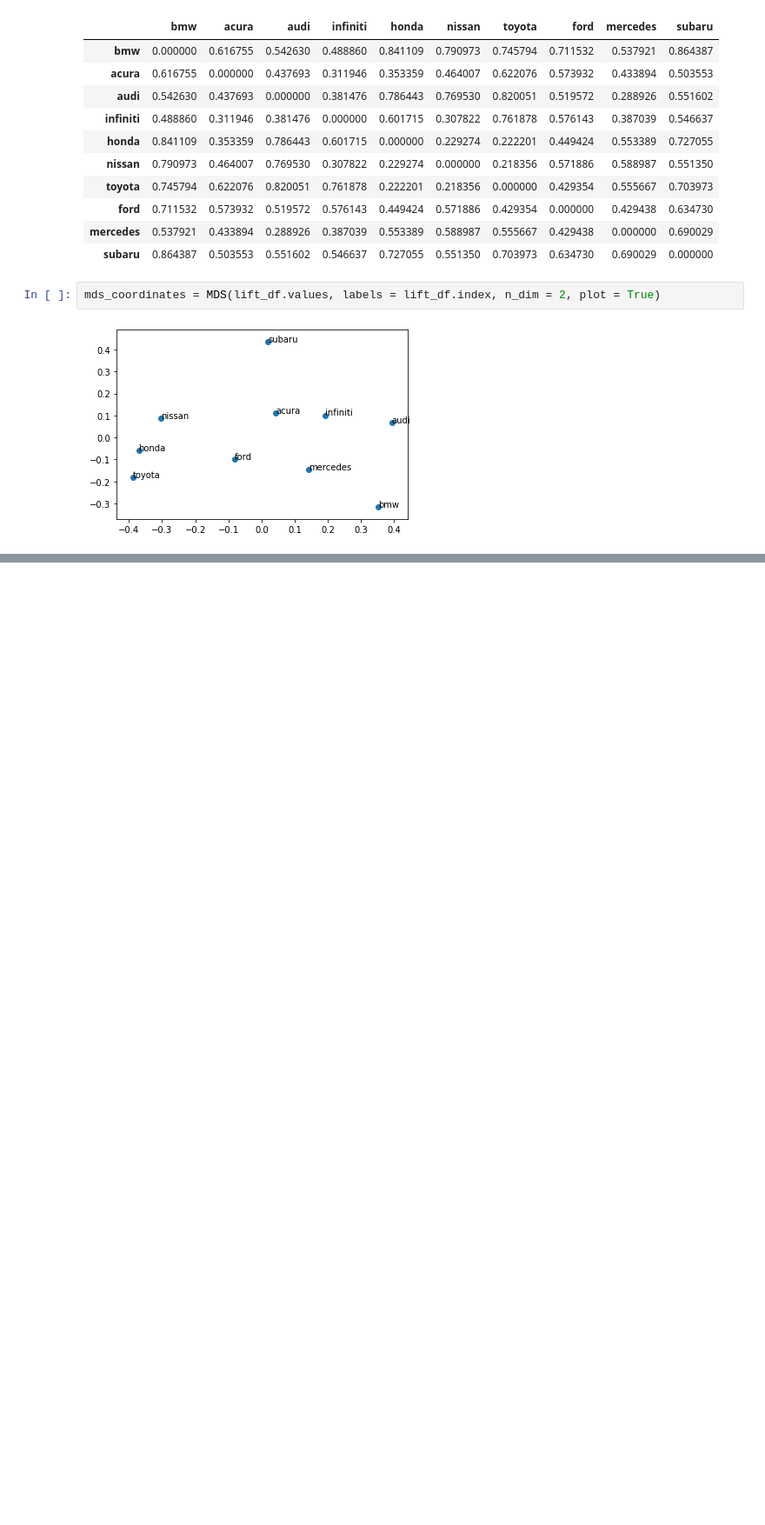
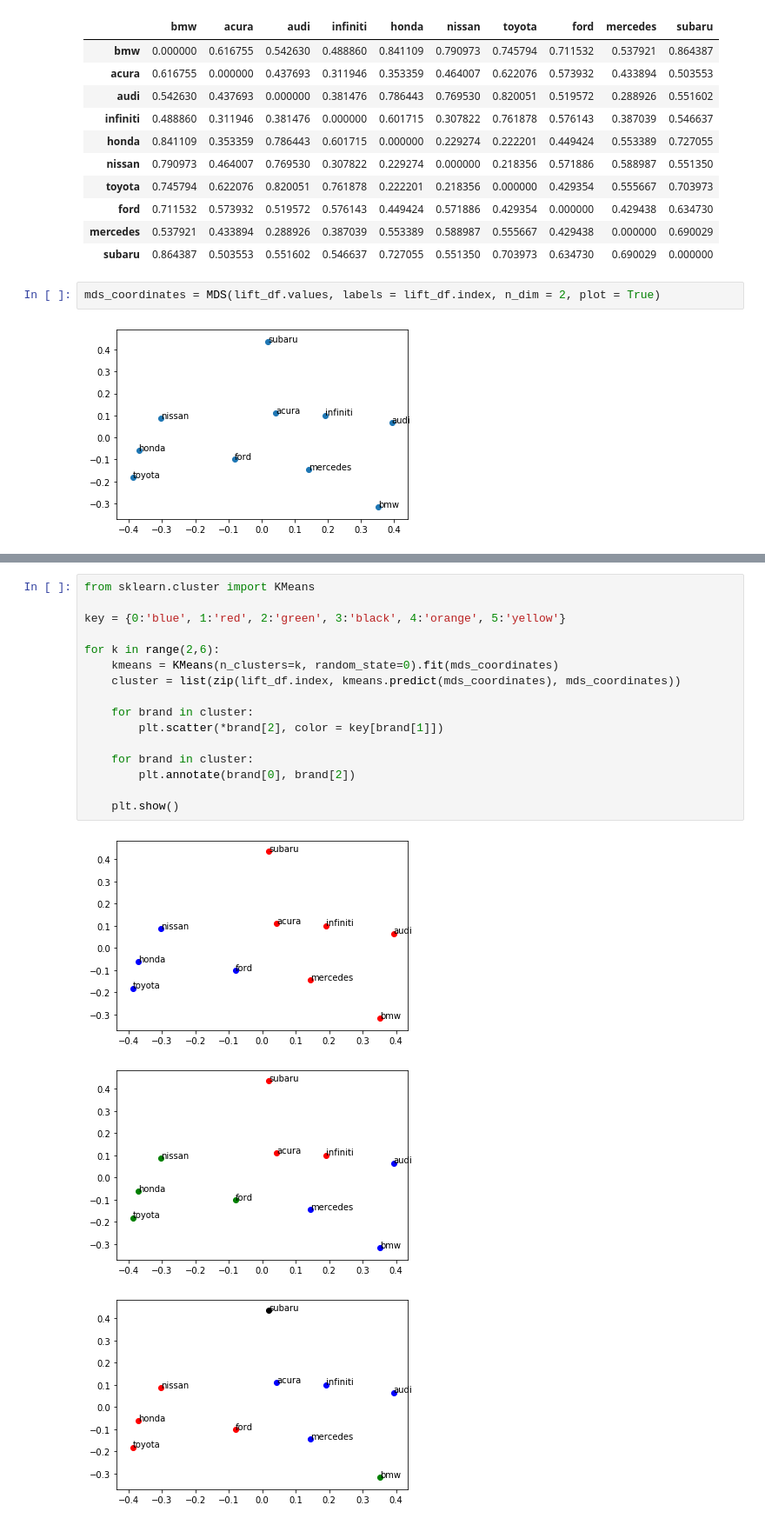
Before and after one commit to chenson2018/Text-Analysis-Class, a Jupyter notebook: Assignment 1/Henson_HW1.ipynb, the cells around one changed output, grey strips where cells are left out. Shown at 87% size. Drawn from its saved outputs; the diff is of its cells as text; blank space fills up the shorter version.

Commit message:
Added Clustering

```diff
--- a/Assignment 1/Henson_HW1.ipynb
+++ b/Assignment 1/Henson_HW1.ipynb
@@ -347,0 +361,20 @@ mds_coordinates = MDS(lift_df.values, labels = lift_df.index, n_dim = 2, plot =
+# %%
+from sklearn.cluster import KMeans
+
+key = {0:'blue', 1:'red', 2:'green', 3:'black', 4:'orange', 5:'yellow'}
+
+for k in range(2,6):
+    kmeans = KMeans(n_clusters=k, random_state=0).fit(mds_coordinates)
+    cluster = list(zip(lift_df.index, kmeans.predict(mds_coordinates), mds_coordinates))
+
+    for brand in cluster:
+        plt.scatter(*brand[2], color = key[brand[1]])
+
+    for brand in cluster:
+        plt.annotate(brand[0], brand[2])
+
+    plt.show()
+# %% [output]
+[figure, added]
+[figure, added]
+[figure, added]
```
Also changed, not shown: parts of 2 cells of this notebook.
